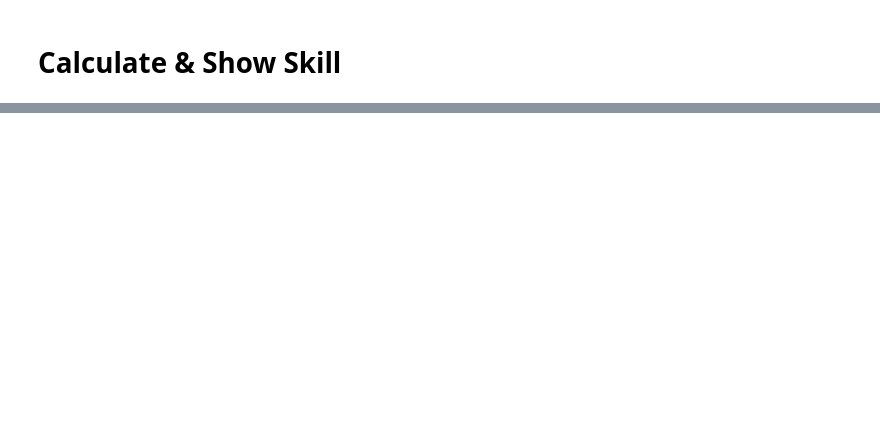
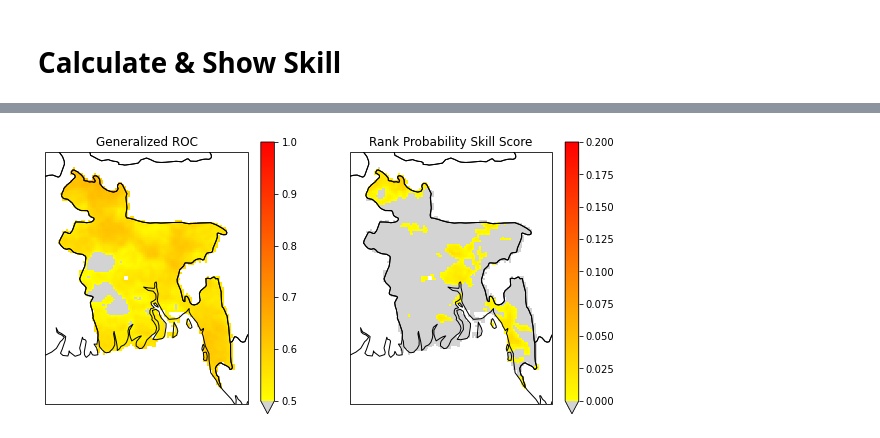
Before and after one commit to kjhall01/southasia_subseasonal, a Jupyter notebook: SouthAsiaS2S.ipynb, the cells around one changed output, grey strips where cells are left out. Cells and saved outputs as stored; diff of their text form; code cells hidden in the pictures; blank space fills up the shorter version.

```diff
--- a/SouthAsiaS2S.ipynb
+++ b/SouthAsiaS2S.ipynb
@@ -61,0 +71,22 @@ bd_ohc = ohc.transform(bd23)
+# %%
+# one-hot encode predictands for skill evaluation
+imd23 = imd23.assign_coords({'wiy': xr.DataArray([str(pd.Timestamp(i).month) + '-' + str(pd.Timestamp(i).day) for i in imd23.coords['time'].values], dims='time')})
+bd23 = bd23.assign_coords({'wiy': xr.DataArray([str(pd.Timestamp(i).month) + '-' + str(pd.Timestamp(i).day) for i in bd23.coords['T'].values], dims='T')})
+
+imd_ohc, bd_ohc = [], []
+for week in np.unique(imd23.coords['wiy'].values):
+    imd_wk = imd23.where(imd23.wiy==week, drop=True).drop('wiy')
+    bd_wk = bd23.where(bd23.wiy==week, drop=True).drop('wiy')
+
+    imdohc = xc.RankedTerciles()
+    imdohc.fit(imd_wk)
+    imd_ohc_wk = imdohc.transform(imd_wk)
+    imd_ohc.append(imd_ohc_wk)
+
+    bdohc = xc.RankedTerciles()
+    bdohc.fit(bd_wk)
+    bd_ohc_wk = bdohc.transform(bd_wk)
+    bd_ohc.append(bd_ohc_wk)
+
+bd_ohc = xr.concat(bd_ohc, 'T')
+imd_ohc = xr.concat(imd_ohc, 'time')
@@ -166,3 +228,22 @@ plt.show()
+# %%
+cmap = plt.get_cmap('autumn_r')
+cmap.set_under('lightgray')
+
+bdgroc_smooth = xc.gaussian_smooth(bdgroc, kernel=(3,3))
+
+fig, ax = plt.subplots(nrows=1, ncols=2, figsize=(10, 5), subplot_kw={'projection': ccrs.PlateCarree()})
+bdgroc_smooth.plot(ax=ax[0], vmin=0.5, vmax=1, cmap=cmap)
+states_provinces = cfeature.NaturalEarthFeature(category='cultural', name='admin_0_countries', scale='50m', facecolor='none')
+ax[0].add_feature(states_provinces)
+ax[0].set_title('Generalized ROC')
+bdrpss_smooth = xc.gaussian_smooth(bdrpss, kernel=(3,3))
+
+bdrpss_smooth.plot(ax=ax[1], vmin=0, vmax=0.2, cmap=cmap)
+ax[1].add_feature(states_provinces)
+ax[1].set_title('Rank Probability Skill Score')
+plt.show()
+# %% [output]
+[figure, added]
 # %%
 start = pd.Timestamp.now()
 imd = imd_wk23.mean('ND')
```
Also changed, not shown: parts of 15 cells of this notebook, 16 other files.
